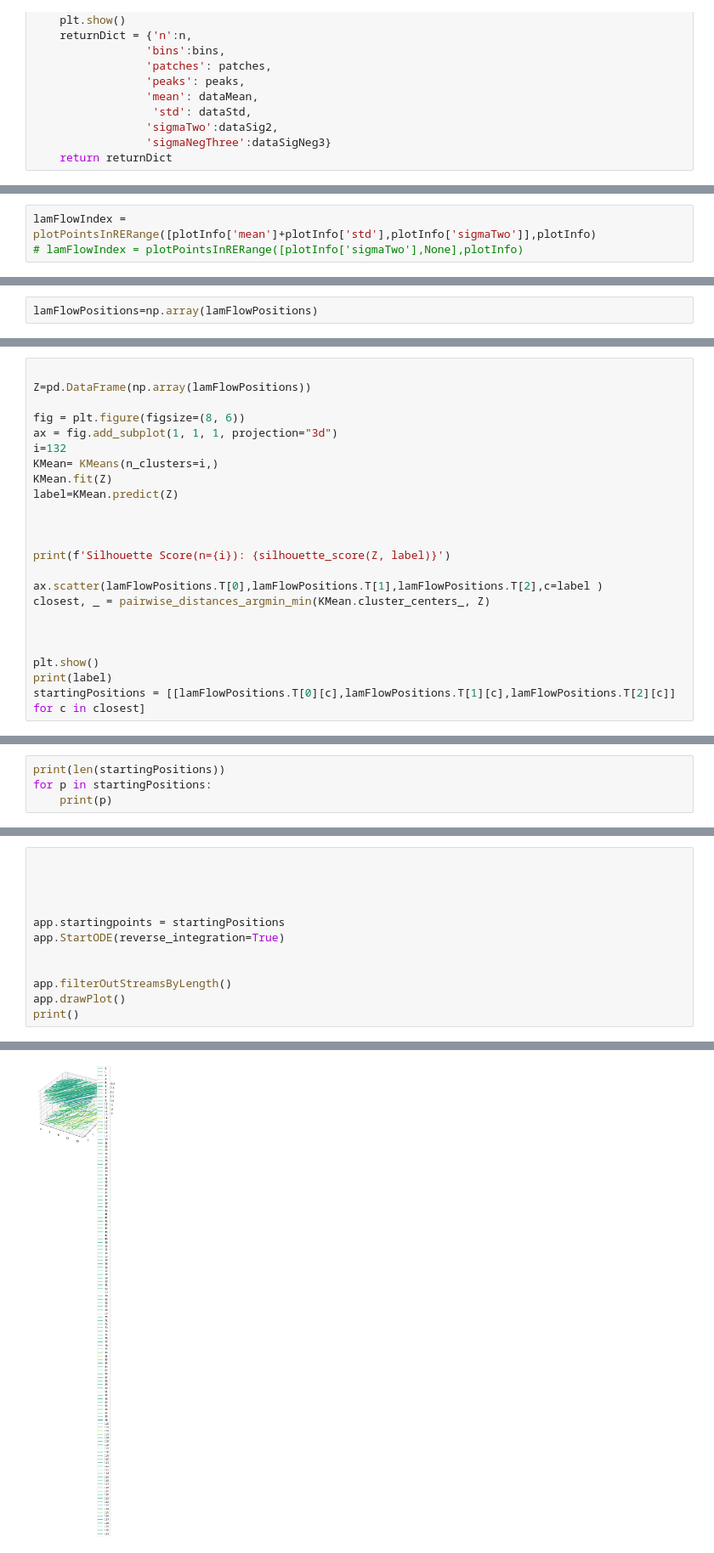
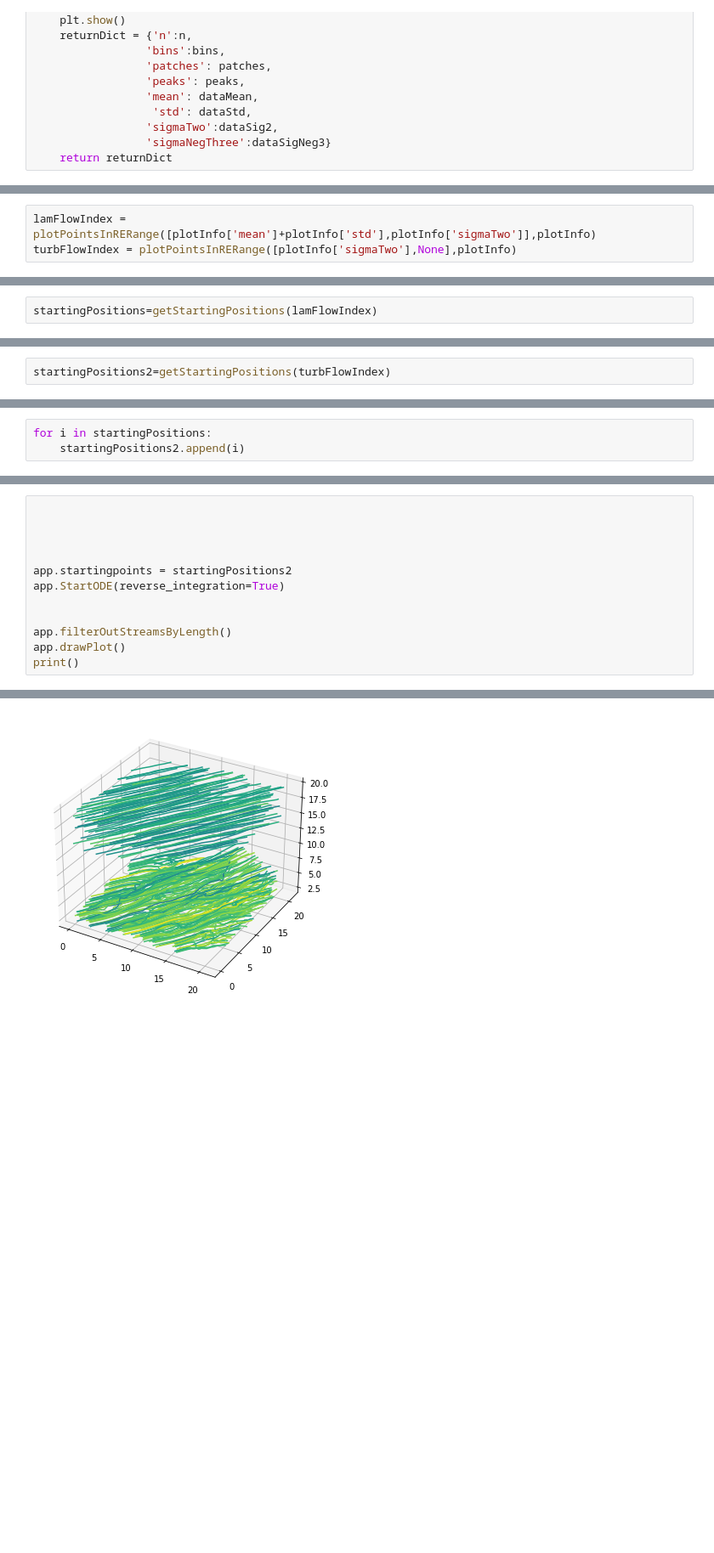
Before and after one commit to tjschweitzer/FDS2PreUnity, a Jupyter notebook: windODENotebook.ipynb, the cells around one changed output, grey strips where cells are left out. Shown at 85% size. Cells and saved outputs as stored; diff of their text form; blank space fills up the shorter version.

```diff
--- a/windODENotebook.ipynb
+++ b/windODENotebook.ipynb
@@ -716,6 +717,6 @@ def plotPointsInRERange(plotRange,plotInfo):
 # %%
 lamFlowIndex = plotPointsInRERange([plotInfo['mean']+plotInfo['std'],plotInfo['sigmaTwo']],plotInfo)
-# lamFlowIndex = plotPointsInRERange([plotInfo['sigmaTwo'],None],plotInfo)
+turbFlowIndex = plotPointsInRERange([plotInfo['sigmaTwo'],None],plotInfo)
 # %% [output]
 [67.00198542435963 158.24205653667448 244.92012409337357
  363.53221653938294 454.77228765169775 536.8883516527811 632.6904263207117
@@ -732,2 +763,2 @@ lamFlowPositions = [app.getPositionFromIndex([lamFlowIndex[0][i],lamFlowIndex[1]
 # %%
-lamFlowPositions=np.array(lamFlowPositions)
+startingPositions=getStartingPositions(lamFlowIndex)
@@ -734,24 +769,3 @@ lamFlowPositions=np.array(lamFlowPositions)
 # %%
-
-Z=pd.DataFrame(np.array(lamFlowPositions))
-
-fig = plt.figure(figsize=(8, 6))
-ax = fig.add_subplot(1, 1, 1, projection="3d")
-i=132
-KMean= KMeans(n_clusters=i,)
-KMean.fit(Z)
-label=KMean.predict(Z)
-
-
-
-print(f'Silhouette Score(n={i}): {silhouette_score(Z, label)}')
-
-ax.scatter(lamFlowPositions.T[0],lamFlowPositions.T[1],lamFlowPositions.T[2],c=label )
-closest, _ = pairwise_distances_argmin_min(KMean.cluster_centers_, Z)
-
-
-
-plt.show()
-print(label)
-startingPositions = [[lamFlowPositions.T[0][c],lamFlowPositions.T[1][c],lamFlowPositions.T[2][c]] for c in closest]
+startingPositions2=getStartingPositions(turbFlowIndex)
 # %% [output]
@@ -761,4 +775,3 @@ Silhouette Score(n=132): 0.2914589120964748
 # %%
-print(len(startingPositions))
-for p in startingPositions:
-    print(p)
+for i in startingPositions:
+    startingPositions2.append(i)
@@ -785,7 +780,7 @@ for p in startingPositions:
 
 
 
-app.startingpoints = startingPositions
+app.startingpoints = startingPositions2
 app.StartODE(reverse_integration=True)
 
 
@@ -813,3 +808,3 @@ new max Velocity 11.453927334487725 changed from 11.221332742848228
-[figure, old version]
+[figure, new version]
 15.5
 [0, 1, 2, 3, 4, 5, 6, 7, 8, 9, 10, 11, 12, 13, 14, 15, 16, 17, 18, 19, 20, 21, 22, 23, 24, 25, 26, 27, 28, 29, 30, 31, 32, 33, 34, 35, 36, 37, 38, 39, 40, 41, 42, 43, 44, 45, 46, 47, 48, 49, 50, 51, 5 ...
```
Also changed, not shown: parts of 9 cells of this notebook, 1 other file.
